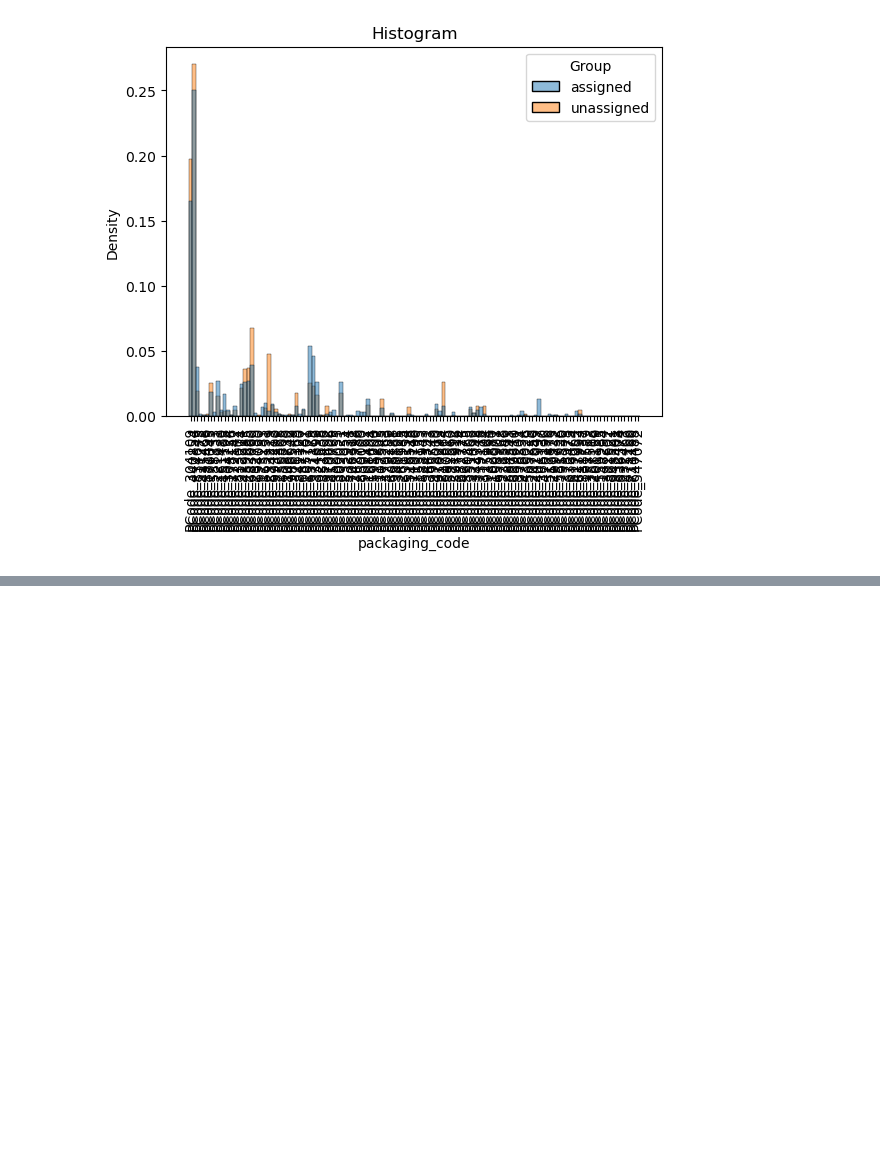
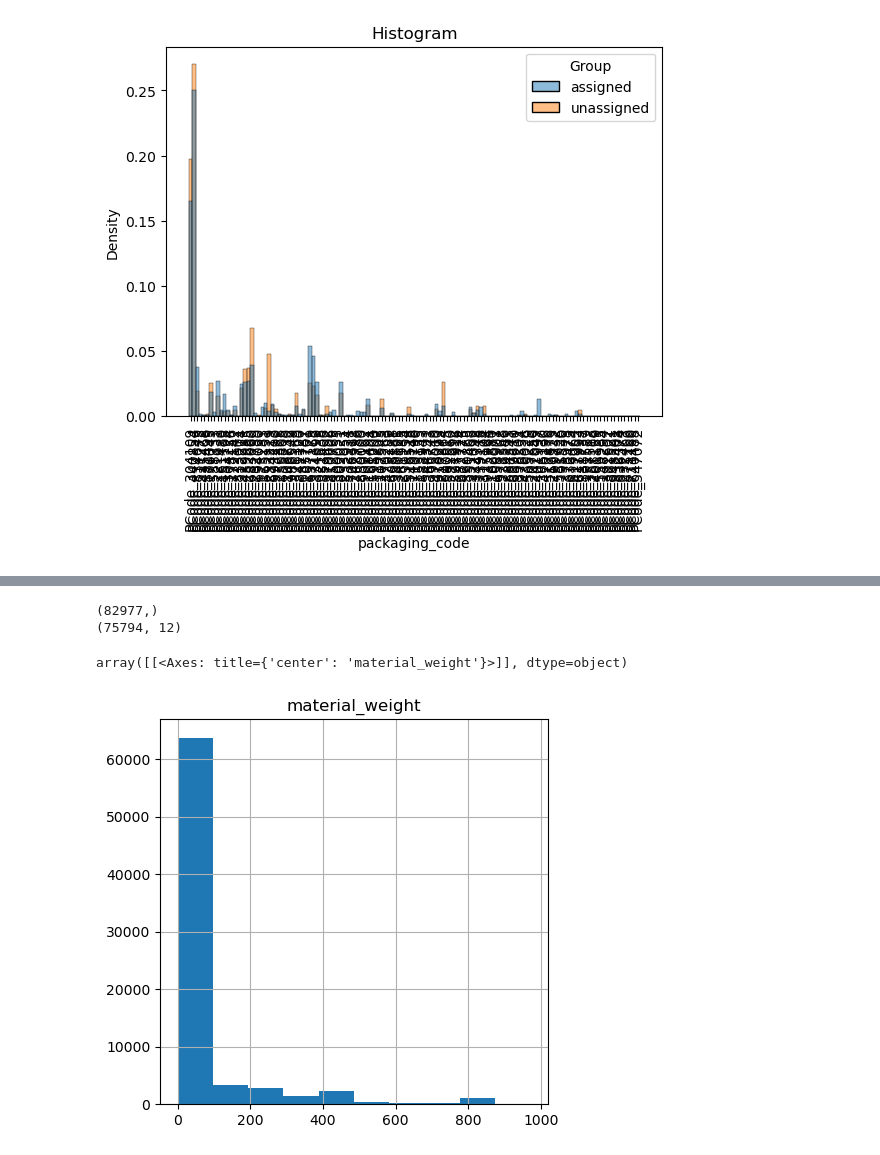
Before and after one commit to tiefenthaler/pytorch-lightning-tabular-classification, a Jupyter notebook: notebooks/11_data_analysis.ipynb, the cells around one changed output, grey strips where cells are left out. Saved outputs shown, nothing was run; the diff lists cells and outputs as text; code cells hidden in the pictures; blank space fills up the shorter version.

```diff
--- a/notebooks/11_data_analysis.ipynb
+++ b/notebooks/11_data_analysis.ipynb
@@ -605,0 +639,9 @@ Text(0.5, 1.0, 'Histogram')
+# %%
+print(df_full.material_weight.shape)
+print(df_full[df_full.material_weight <= 1000].shape)
+df_full[df_full.material_weight <= 1000].hist(figsize=(5, 5))
+# %% [output]
+(82977,)
+(75794, 12)
+array([[<Axes: title={'center': 'material_weight'}>]], dtype=object)
+[figure, added]
```
Also changed, not shown: parts of 5 cells of this notebook, 2 other files.
